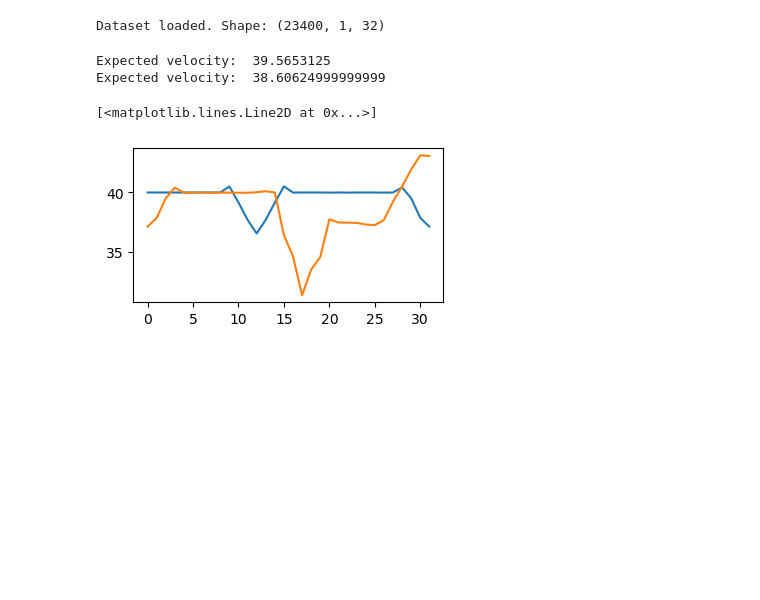
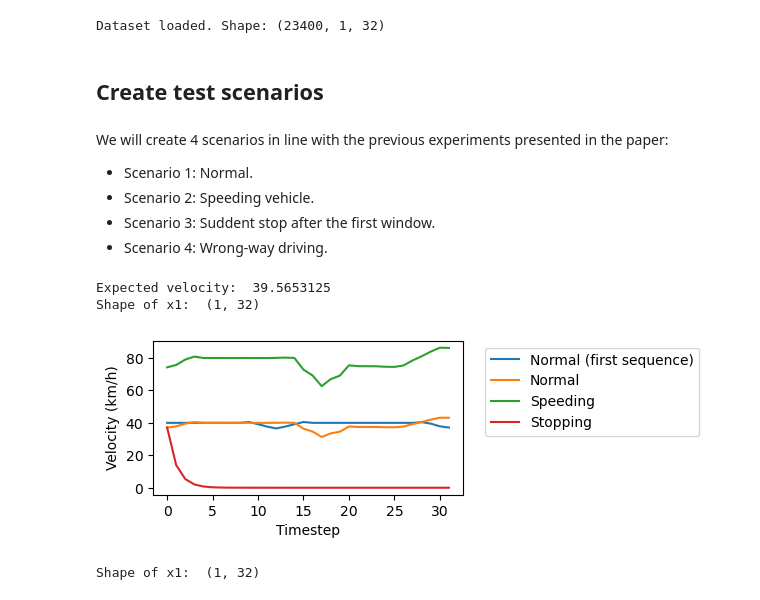
Before and after one commit to thinhhoang95/ClaudeTANOGAN, a Jupyter notebook: VAELSTM/eval_arch.ipynb, the cells around one changed output. Drawn from its saved outputs; the diff is of its cells as text; code cells hidden in the pictures; blank space fills up the shorter version.

Commit message:
Plots for the revised paper

```diff
--- a/VAELSTM/eval_arch.ipynb
+++ b/VAELSTM/eval_arch.ipynb
@@ -27,6 +27,15 @@ ngsim_pee_ds = NGSIM_PreEmbeddings_Dataset(unroll_filepath='../NGSIM_Dataset/unr
 print(f'Dataset loaded. Shape: {ngsim_pee_ds.unrolled_data.shape}')
 # %% [output]
 Dataset loaded. Shape: (23400, 1, 32)
+# %% [markdown]
+## Create test scenarios
+# %% [markdown]
+We will create 4 scenarios in line with the previous experiments presented in the paper:
+
+- Scenario 1: Normal.
+- Scenario 2: Speeding vehicle.
+- Scenario 3: Suddent stop after the first window.
+- Scenario 4: Wrong-way driving.
 # %%
 # Let's plot the first sequence
 import matplotlib.pyplot as plt
@@ -34,13 +43,10 @@ import numpy as np
 
 seq1 = ngsim_pee_ds.unrolled_data[0]
 print('Expected velocity: ', np.mean(seq1.flatten()))
-seq2 = ngsim_pee_ds.unrolled_data[31]
-print('Expected velocity: ', np.mean(seq2.flatten()))
-plt.figure(figsize=(4,2))
-plt.plot(seq1.flatten())
-plt.plot(seq2.flatten())
+print('Shape of x1: ', seq1.shape)
+seq2_normal = ngsim_pee_ds.unrolled_data[31]
+seq2_speeding = ngsim_pee_ds.unrolled_data[31] * 2 # Speeding
+seq2_stopping = ngsim_pee_ds.unrolled_data[31] * np.exp(-1. * np.arange(0, 32)) # Stopping
 # %% [output]
 Expected velocity:  39.5653125
-Expected velocity:  38.60624999999999
+Shape of x1:  (1, 32)
-[<matplotlib.lines.Line2D at 0x...>]
-[figure, removed]
@@ -50,0 +53,22 @@ x2 = np.cumsum(seq2.flatten())
+# %%
+plt.figure(figsize=(4,2))
+plt.plot(seq1.flatten(), label='Normal (first sequence)')
+plt.plot(seq2_normal.flatten(), label='Normal')
+plt.plot(seq2_speeding.flatten(), label='Speeding')
+plt.plot(seq2_stopping.flatten(), label='Stopping')
+plt.legend(bbox_to_anchor=(1.05, 1), loc='upper left')
+plt.xlabel('Timestep')
+plt.ylabel('Velocity (km/h)')
+plt.show()
+# %% [output]
+[figure, added]
+# %%
+# From the velocity, we can integrate to get the position
+x1_normal = np.cumsum(seq1, axis=1)
+x2_normal = np.cumsum(seq2_normal, axis=1)
+x2_speeding = np.cumsum(seq2_speeding, axis=1)
+x2_stopping = np.cumsum(seq2_stopping, axis=1)
+x2_reverse = -x2_normal
+print('Shape of x1: ', x1_normal.shape)
+# %% [output]
+Shape of x1:  (1, 32)
```
Also changed, not shown: parts of 6 cells of this notebook, 4 other files.
